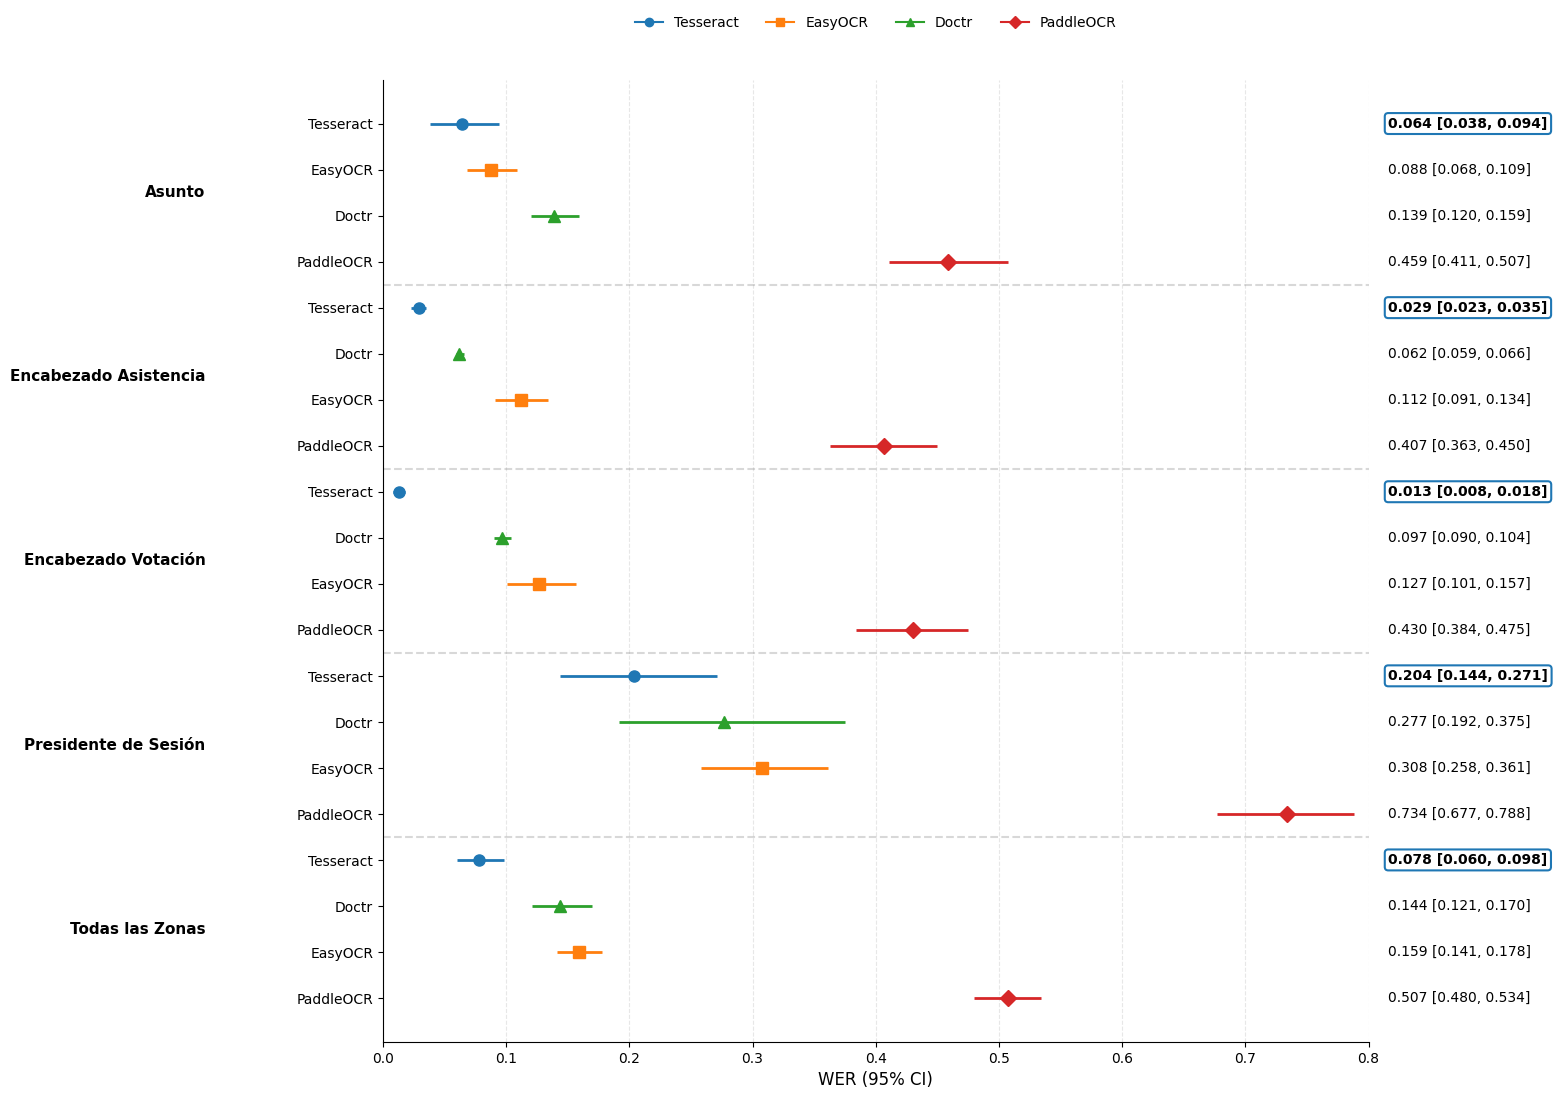
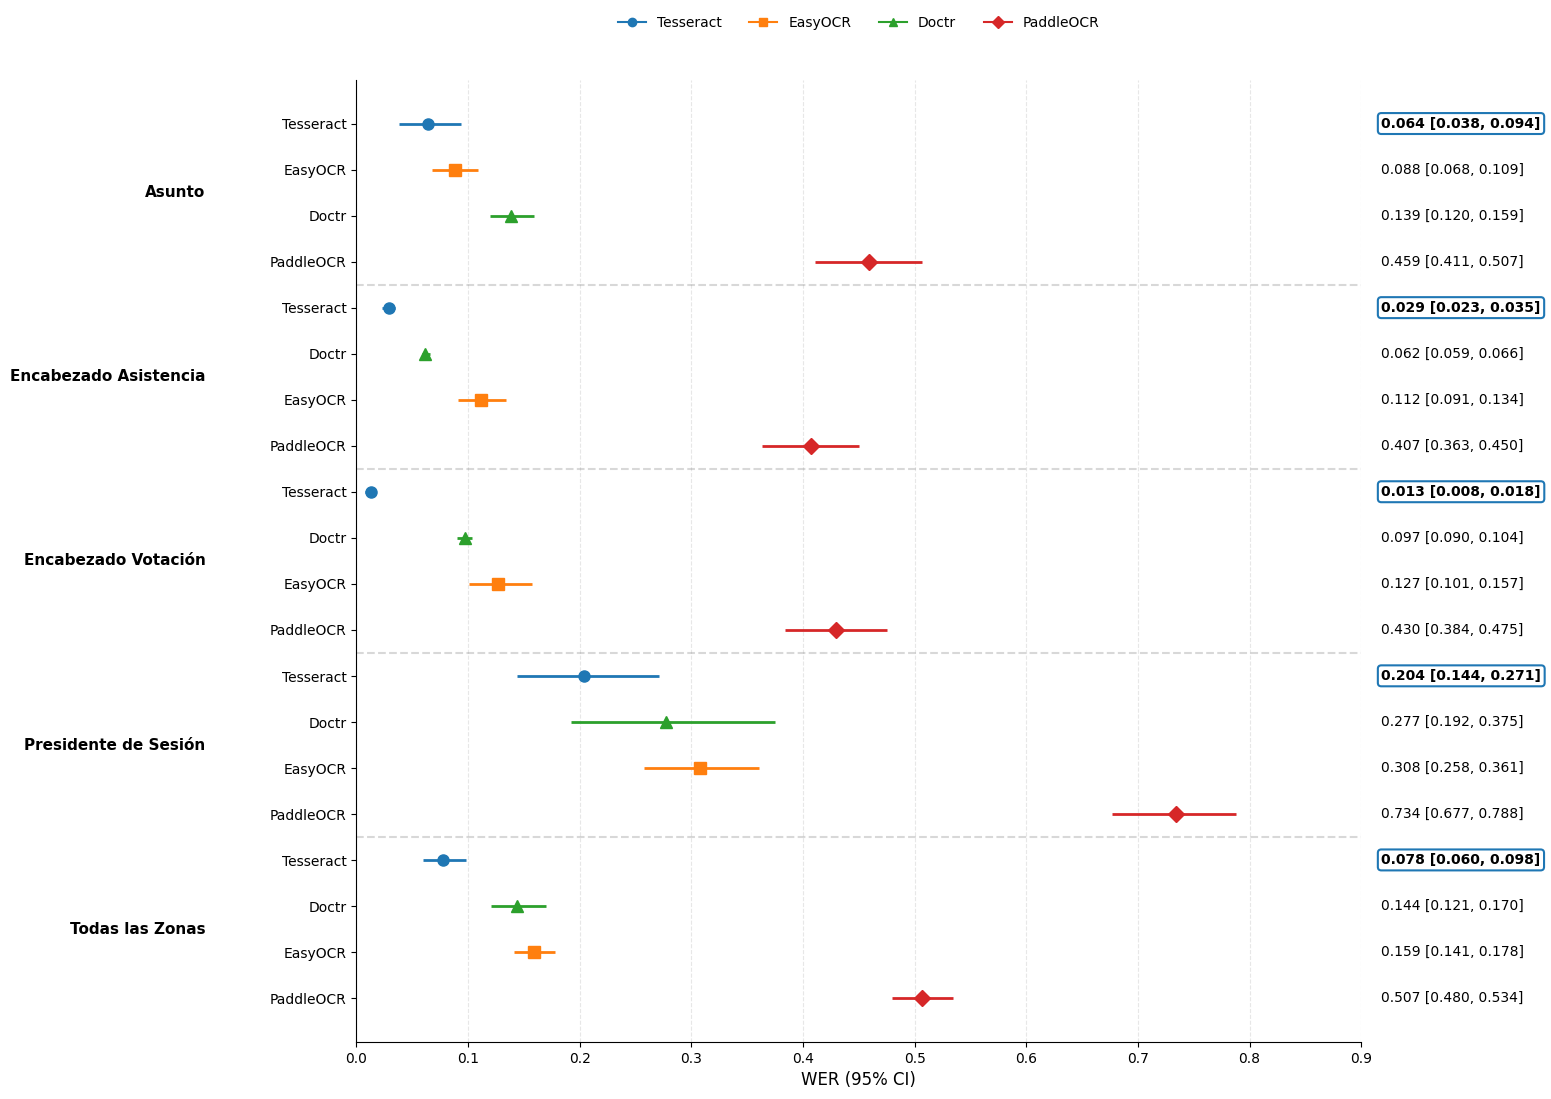
Unified diff of the notebook cell whose output changed from the first chart to the second:
--- before
+++ after
@@ -126,5 +126,5 @@
 
     ax.text(
-        -0.18,
+        -0.15,
         y_pos,
         region,
@@ -147,5 +147,5 @@
 
 ax.set_xlabel("WER (95% CI)", fontsize=12)
-ax.set_xlim(0.0, 0.80)
+ax.set_xlim(0.0, 0.90)
 
 ax.grid(axis="x", linestyle="--", alpha=0.3)

Commit: feat: :sparkles: Actualización de gráficos